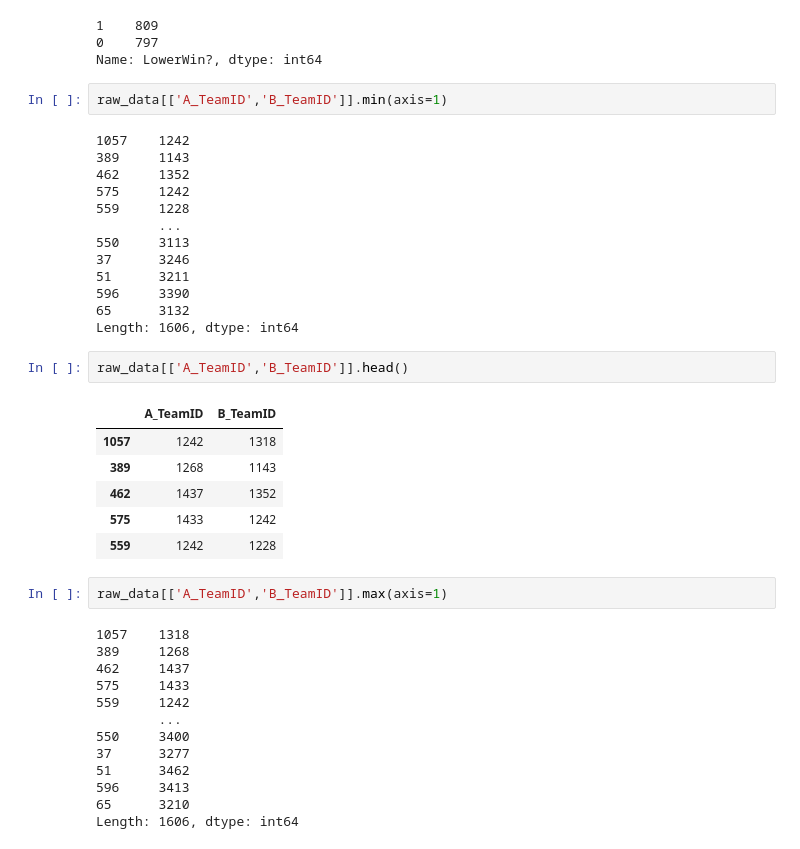
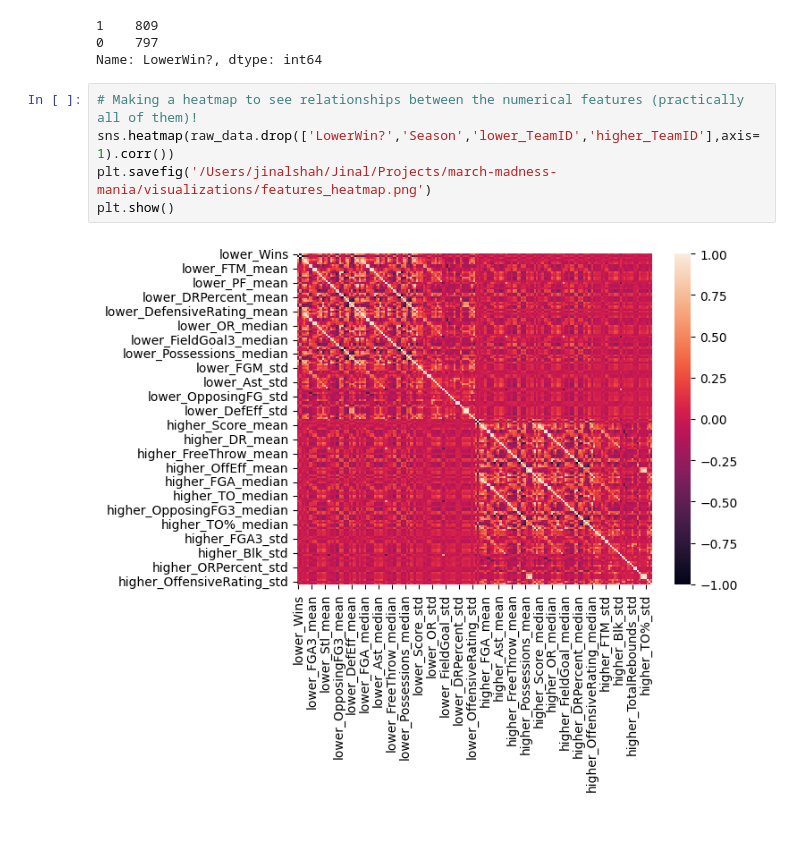
Before and after one commit to JinalShah2002/march-madness-mania, a Jupyter notebook: notebooks/exploring_training_data.ipynb, the cells around one changed output. Cells and saved outputs as stored; diff of their text form.

```diff
--- a/notebooks/exploring_training_data.ipynb
+++ b/notebooks/exploring_training_data.ipynb
@@ -43,42 +44,10 @@ raw_data['LowerWin?'].value_counts()
 1    809
 0    797
 Name: LowerWin?, dtype: int64
-# %%
-raw_data[['A_TeamID','B_TeamID']].min(axis=1)
-# %% [output]
-1057    1242
-389     1143
-462     1352
-575     1242
-559     1228
-        ...
-550     3113
-37      3246
-51      3211
-596     3390
-65      3132
-Length: 1606, dtype: int64
-# %%
-raw_data[['A_TeamID','B_TeamID']].head()
-# %% [output]
-|  | A_TeamID | B_TeamID |
-| 1057 | 1242 | 1318 |
-| 389 | 1268 | 1143 |
-| 462 | 1437 | 1352 |
-| 575 | 1433 | 1242 |
-| 559 | 1242 | 1228 |
-# %%
-raw_data[['A_TeamID','B_TeamID']].max(axis=1)
-# %% [output]
-1057    1318
-389     1268
-462     1437
-575     1433
-559     1242
-        ...
-550     3400
-37      3277
-51      3462
-596     3413
-65      3210
-Length: 1606, dtype: int64
+# %%
+# Making a heatmap to see relationships between the numerical features (practically all of them)!
+sns.heatmap(raw_data.drop(['LowerWin?','Season','lower_TeamID','higher_TeamID'],axis=1).corr())
+plt.savefig('/Users/jinalshah/Jinal/Projects/march-madness-mania/visualizations/features_heatmap.png')
+plt.show()
+# %% [output]
+[figure, added]
```
Also changed, not shown: parts of 3 cells of this notebook, 5 other files.
